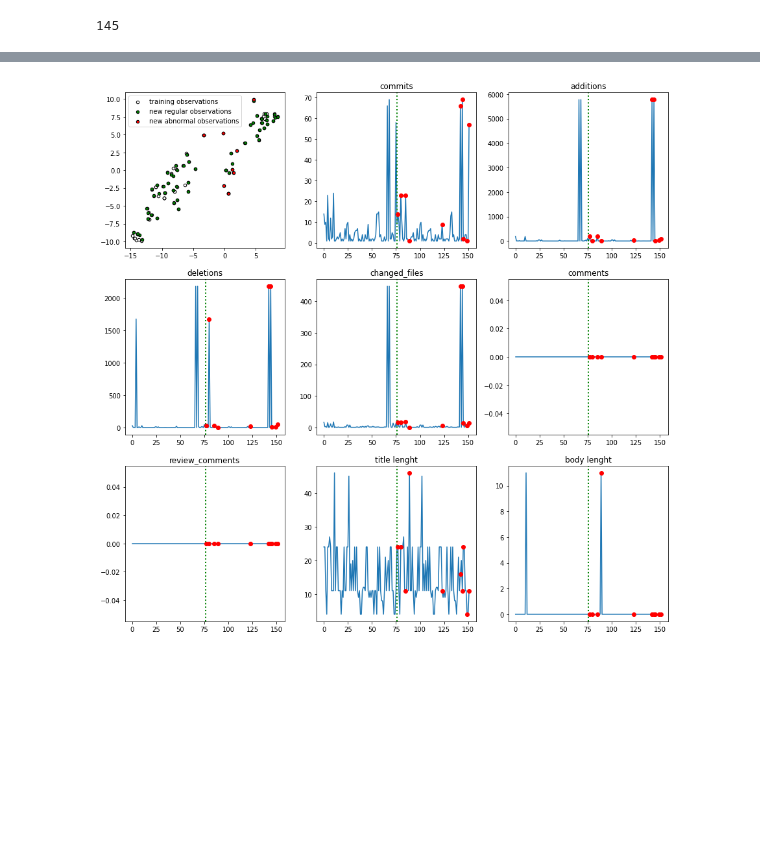
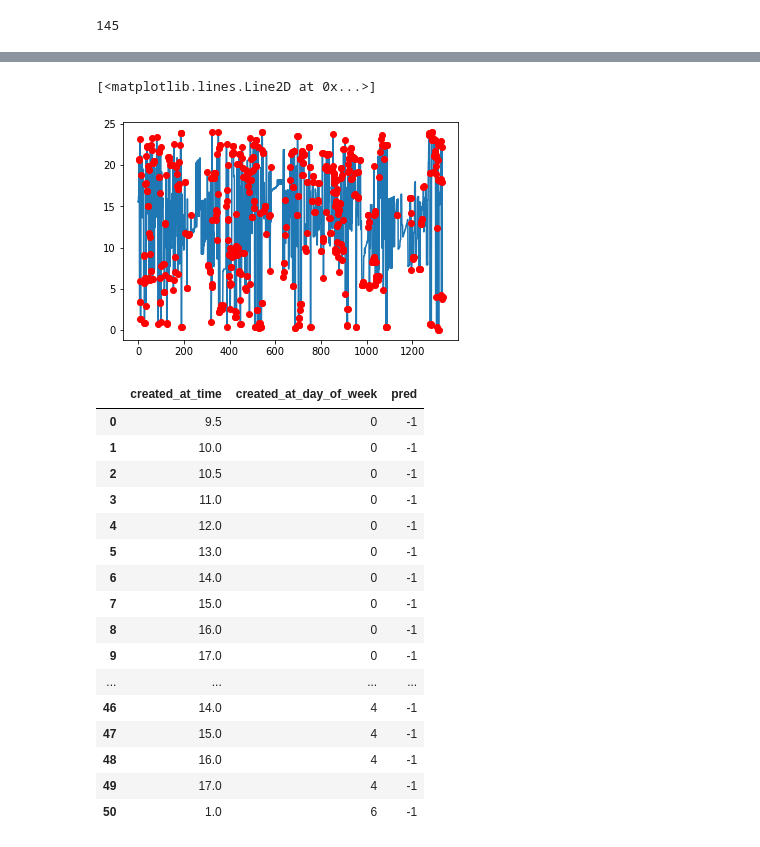
Before and after one commit to fzanart/Socialz, a Jupyter notebook: anomaly_detection.ipynb, the cells around one changed output, grey strips where cells are left out. Drawn from its saved outputs; the diff is of its cells as text; code cells hidden in the pictures; blank space fills up the shorter version.

Commit message:
Anomaly ratio
- Testing anomaly predictions of data based on:
  - time of the day
  - day of the week.

- Plot results
- Add test with fake data.

```diff
--- a/anomaly_detection.ipynb
+++ b/anomaly_detection.ipynb
@@ -14,5 +8,5 @@ Drive already mounted at /content/drive/; to attempt to forcibly remount, call d
 # %%
-df = pd.read_csv('/content/drive/MyDrive/Socialz/cobol_pullrequests.csv')
+df = pd.read_csv('/Volumes/GoogleDrive-116698033185964814580/My Drive/Socialz/cobol_pullrequests.csv')
 df
 # %% [output]
 |  | type | login | name | created_at | payload | lang | event | user_login | user_type | url | ... |
@@ -51,0 +62,8 @@ df['body lenght'] = df['payload'].apply(lambda x: text_lenght(x.get('pull_reques
+# %%
+df['created_at_time'] = round(  pd.to_datetime(df['created_at'],format= '%Y-%m-%d %H:%M:%S %Z').dt.hour + \
+                                pd.to_datetime(df['created_at'],format= '%Y-%m-%d %H:%M:%S %Z').dt.minute / 60 + \
+                                pd.to_datetime(df['created_at'],format= '%Y-%m-%d %H:%M:%S %Z').dt.second / 3600, 1)
+
+df['created_at_day_of_week'] = pd.to_datetime(df['created_at'],format= '%Y-%m-%d %H:%M:%S %Z').dt.day_of_week
+
+df
@@ -51,0 +84,4 @@ df['body lenght'] = df['payload'].apply(lambda x: text_lenght(x.get('pull_reques
+# %%
+columns = ['created_at_time','created_at_day_of_week']
+df = df[columns]
+df
@@ -51,0 +102,3 @@ df['body lenght'] = df['payload'].apply(lambda x: text_lenght(x.get('pull_reques
+# %%
+clf = IsolationForest(max_samples='auto', n_jobs=-1, random_state=42)
+df['pred'] = clf.fit_predict(df)
@@ -129,4 +127,36 @@ def plot_data(data):
-# %%
-plot_data(outlier_detection(df, 'ralphnuessecpwr'))
-# %% [output]
-[figure, removed]
+# %%
+markers_on = df[df['pred'] == -1].index.to_list()
+plt.plot(df['created_at_time'])
+plt.plot(df['created_at_time'], 'ro', markevery=markers_on)
+# %% [output]
+[<matplotlib.lines.Line2D at 0x...>]
+[figure, added]
+# %%
+# Test commits created between monday (0) to friday (4) betwenn 9:30 am (9.5) and 17:00 hrs + outlier commit at Sunday (6) 1 am (1)
+
+test = {'created_at_time':[9.5,10,10.5,11,12,13,14,15,16,17,9.5,10,10.5,11,12,13,14,15,16,17,9.5,10,10.5,11,12,13,14,15,16,17,9.5,10,10.5,11,12,13,14,15,16,17,9.5,10,10.5,11,12,13,14,15,16,17,1],
+        'created_at_day_of_week':[0,0,0,0,0,0,0,0,0,0,1,1,1,1,1,1,1,1,1,1,2,2,2,2,2,2,2,2,2,2,3,3,3,3,3,3,3,3,3,3,4,4,4,4,4,4,4,4,4,4,6]}
+
+test = pd.DataFrame(test)
+
+clf = IsolationForest(max_samples='auto', n_jobs=-1, random_state=42)
+test['pred'] = clf.fit_predict(test)
+test
+# %% [output]
+|  | created_at_time | created_at_day_of_week | pred |
+| 0 | 9.5 | 0 | -1 |
+| 1 | 10.0 | 0 | -1 |
+| 2 | 10.5 | 0 | -1 |
+| 3 | 11.0 | 0 | -1 |
+| 4 | 12.0 | 0 | -1 |
+| 5 | 13.0 | 0 | -1 |
+| 6 | 14.0 | 0 | -1 |
+| 7 | 15.0 | 0 | -1 |
+| 8 | 16.0 | 0 | -1 |
+| 9 | 17.0 | 0 | -1 |
+| ... | ... | ... | ... |
+| 46 | 14.0 | 4 | -1 |
+| 47 | 15.0 | 4 | -1 |
+| 48 | 16.0 | 4 | -1 |
+| 49 | 17.0 | 4 | -1 |
+| 50 | 1.0 | 6 | -1 |
```
Also changed, not shown: parts of 9 cells of this notebook.
